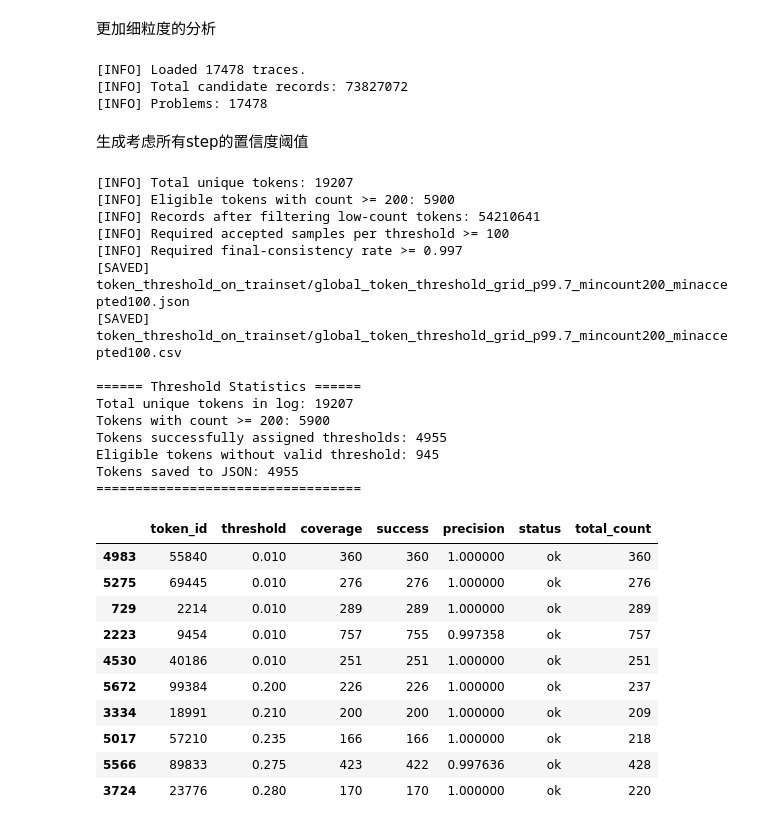
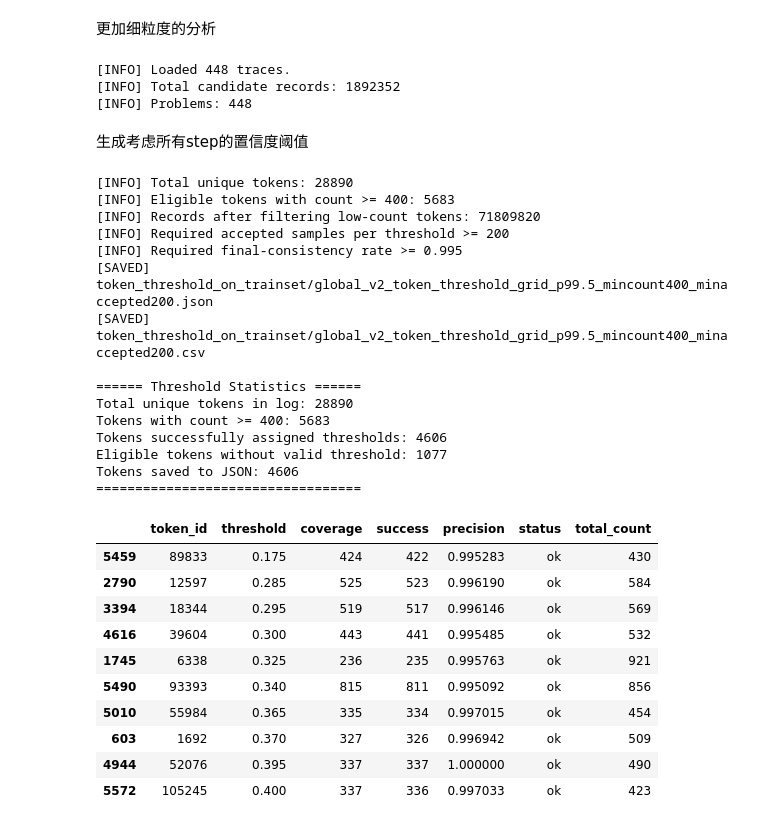
Before and after one commit to duterscmy/Prophet, a Jupyter notebook: analysis_confidence.ipynb, the cells around one changed output. Cells and saved outputs as stored; diff of their text form; code cells hidden in the pictures.

```diff
--- a/analysis_confidence.ipynb
+++ b/analysis_confidence.ipynb
@@ -1317,7 +1317,7 @@ import matplotlib.pyplot as plt
 # =========================
 # Config
 # =========================
-log_file = "logs/global_calibration_v2.log"
+log_file = "logs/gpqa_baseline_len256_block32.log"
 
 # 读取多少个问题；None 表示全读，但大日志会很慢
 max_problems = None
@@ -1497,9 +1497,9 @@ def compute_bin_stats(df, group_cols):
 all_df = load_all_records(log_file, max_problems=max_problems)
 all_df = add_confidence_bins(all_df, bins=bins)
 # %% [output]
-[INFO] Loaded 17478 traces.
-[INFO] Total candidate records: 73827072
-[INFO] Problems: 17478
+[INFO] Loaded 448 traces.
+[INFO] Total candidate records: 1892352
+[INFO] Problems: 448
 # %%
 overall_stats = compute_bin_stats(all_df, ["conf_bin", "conf_bin_mid"])
 
@@ -2347,7 +2347,7 @@ from pathlib import Path
 # =========================
 # Config
 # =========================
-target_precision = 1.0
+target_precision = 0.995
 
 # token 总出现次数至少多少，才尝试计算 token-specific threshold
 min_count = 200
@@ -2371,7 +2371,7 @@ else:
     raise ValueError("Cannot find final_consistent / is_final_consistent column.")
 
 out_dir = Path("token_threshold_on_trainset")
-task_name = "global_v2"
+task_name = "gpqa"
 out_dir.mkdir(parents=True, exist_ok=True)
 
 
@@ -2520,52 +2520,52 @@ with json_path.open("w", encoding="utf-8") as f:
 # 保存 CSV
 threshold_stats.to_csv(csv_path, index=False)
 
 print(f"[SAVED] {json_path}")
 print(f"[SAVED] {csv_path}")
 print()
 
 num_total_unique = all_df[token_col].nunique()
 num_eligible = (threshold_stats["total_count"] >= min_count).sum()
 num_success = (threshold_stats["status"] == "ok").sum()
 num_no_valid = (threshold_stats["status"] == "fallback_no_valid_threshold").sum()
 
 print("====== Threshold Statistics ======")
 print(f"Total unique tokens in log: {num_total_unique}")
 print(f"Tokens with count >= {min_count}: {num_eligible}")
 print(f"Tokens successfully assigned thresholds: {num_success}")
 print(f"Eligible tokens without valid threshold: {num_no_valid}")
 print(f"Tokens saved to JSON: {len(threshold_dict)}")
 print("==================================")
 
 display(
     threshold_stats[threshold_stats["status"] == "ok"]
     .sort_values("threshold", ascending=True)
     .head(10)
 )
 # %% [output]
-[INFO] Total unique tokens: 19207
-[INFO] Eligible tokens with count >= 200: 5900
-[INFO] Records after filtering low-count tokens: 54210641
-[INFO] Required accepted samples per threshold >= 100
-[INFO] Required final-consistency rate >= 0.997
-[SAVED] token_threshold_on_trainset/global_token_threshold_grid_p99.7_mincount200_minaccepted100.json
-[SAVED] token_threshold_on_trainset/global_token_threshold_grid_p99.7_mincount200_minaccepted100.csv
+[INFO] Total unique tokens: 28890
+[INFO] Eligible tokens with count >= 400: 5683
+[INFO] Records after filtering low-count tokens: 71809820
+[INFO] Required accepted samples per threshold >= 200
+[INFO] Required final-consistency rate >= 0.995
+[SAVED] token_threshold_on_trainset/global_v2_token_threshold_grid_p99.5_mincount400_minaccepted200.json
+[SAVED] token_threshold_on_trainset/global_v2_token_threshold_grid_p99.5_mincount400_minaccepted200.csv
 
 ====== Threshold Statistics ======
-Total unique tokens in log: 19207
-Tokens with count >= 200: 5900
-Tokens successfully assigned thresholds: 4955
-Eligible tokens without valid threshold: 945
-Tokens saved to JSON: 4955
+Total unique tokens in log: 28890
+Tokens with count >= 400: 5683
+Tokens successfully assigned thresholds: 4606
+Eligible tokens without valid threshold: 1077
+Tokens saved to JSON: 4606
 ==================================
 |  | token_id | threshold | coverage | success | precision | status | total_count |
-| 4983 | 55840 | 0.010 | 360 | 360 | 1.000000 | ok | 360 |
-| 5275 | 69445 | 0.010 | 276 | 276 | 1.000000 | ok | 276 |
-| 729 | 2214 | 0.010 | 289 | 289 | 1.000000 | ok | 289 |
-| 2223 | 9454 | 0.010 | 757 | 755 | 0.997358 | ok | 757 |
-| 4530 | 40186 | 0.010 | 251 | 251 | 1.000000 | ok | 251 |
-| 5672 | 99384 | 0.200 | 226 | 226 | 1.000000 | ok | 237 |
-| 3334 | 18991 | 0.210 | 200 | 200 | 1.000000 | ok | 209 |
-| 5017 | 57210 | 0.235 | 166 | 166 | 1.000000 | ok | 218 |
-| 5566 | 89833 | 0.275 | 423 | 422 | 0.997636 | ok | 428 |
-| 3724 | 23776 | 0.280 | 170 | 170 | 1.000000 | ok | 220 |
+| 5459 | 89833 | 0.175 | 424 | 422 | 0.995283 | ok | 430 |
+| 2790 | 12597 | 0.285 | 525 | 523 | 0.996190 | ok | 584 |
+| 3394 | 18344 | 0.295 | 519 | 517 | 0.996146 | ok | 569 |
+| 4616 | 39604 | 0.300 | 443 | 441 | 0.995485 | ok | 532 |
+| 1745 | 6338 | 0.325 | 236 | 235 | 0.995763 | ok | 921 |
+| 5490 | 93393 | 0.340 | 815 | 811 | 0.995092 | ok | 856 |
+| 5010 | 55984 | 0.365 | 335 | 334 | 0.997015 | ok | 454 |
+| 603 | 1692 | 0.370 | 327 | 326 | 0.996942 | ok | 509 |
+| 4944 | 52076 | 0.395 | 337 | 337 | 1.000000 | ok | 490 |
+| 5572 | 105245 | 0.400 | 337 | 336 | 0.997033 | ok | 423 |
```
Also changed, not shown: 4 other files.
